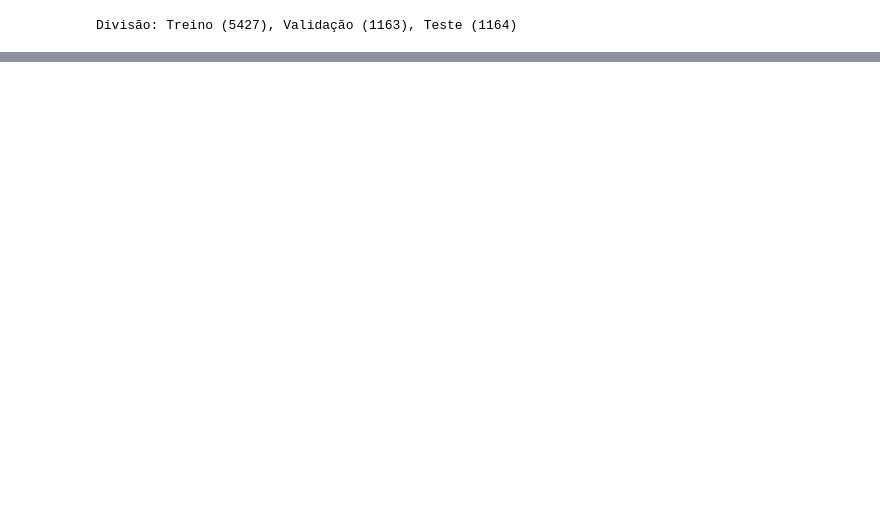
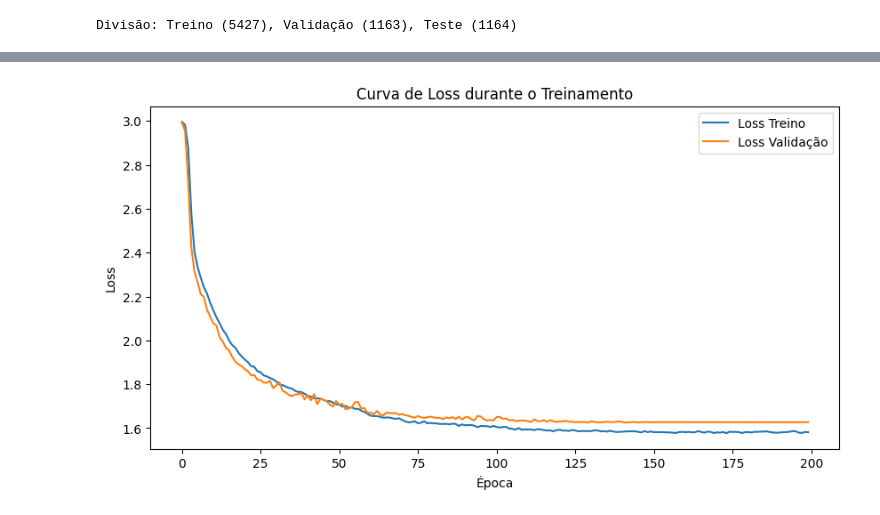
Before and after one commit to filipebcsilva/GCN-TUTORIAL, a Jupyter notebook: gesture_train.ipynb, the cells around one changed output, grey strips where cells are left out. Saved outputs shown, nothing was run; the diff lists cells and outputs as text; code cells hidden in the pictures; blank space fills up the shorter version.

Commit message:
testando algumas coisas no treinamento de movimento

```diff
--- a/gesture_train.ipynb
+++ b/gesture_train.ipynb
@@ -334,4 +318,15 @@ Iniciando o treinamento...
 ... (29 outputs left out)
+# %%
+plt.figure(figsize=(10, 5))
+plt.plot(loss_history, label='Loss Treino')
+plt.plot(val_loss_history, label='Loss Validação')
+plt.xlabel('Época')
+plt.ylabel('Loss')
+plt.title('Curva de Loss durante o Treinamento')
+plt.legend()
+plt.show()
+# %% [output]
+[figure, added]
 # %%
 from torch_geometric.utils import dense_to_sparse
 from torch_geometric.data import Data
```
Also changed, not shown: parts of 6 cells of this notebook.
